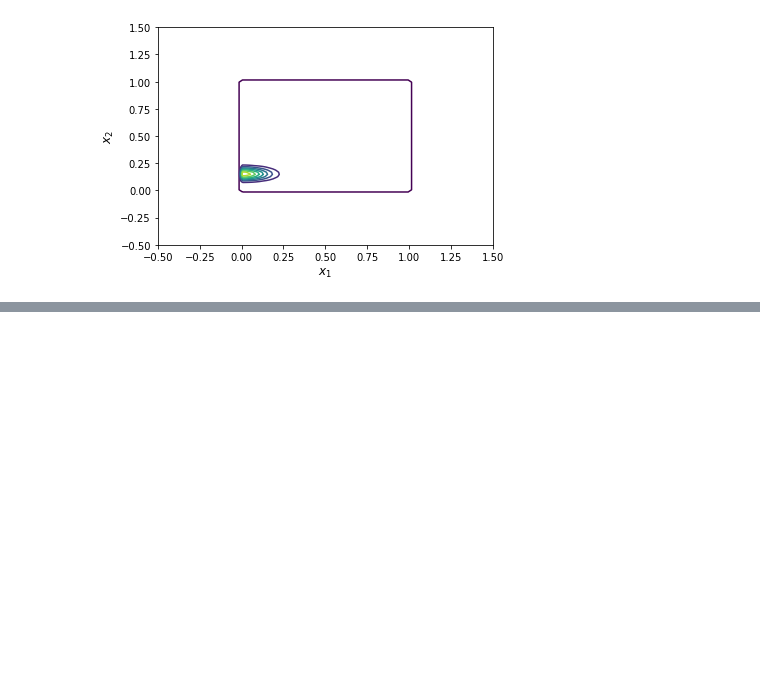
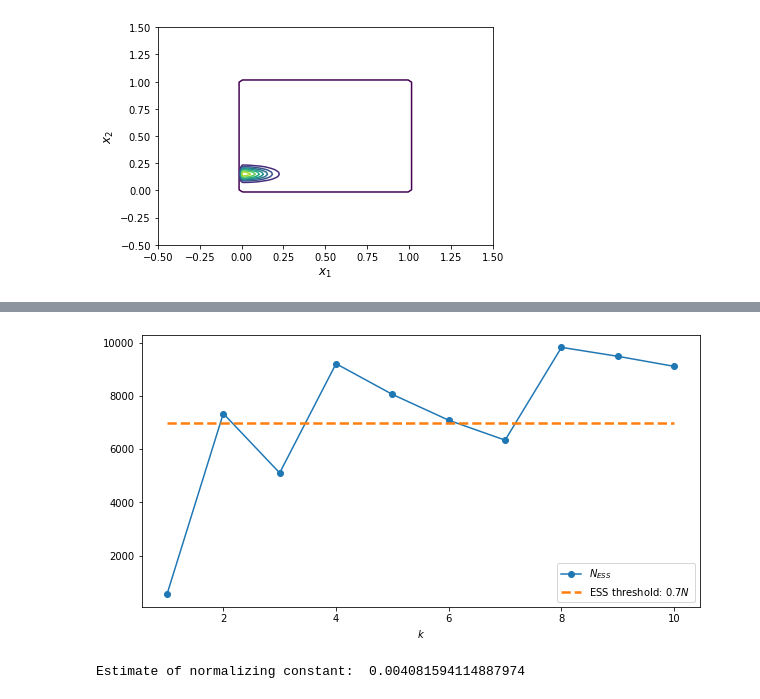
Before and after one commit to marcusklasson/smc_methods, a Jupyter notebook: homework/h4.ipynb, the cells around one changed output, grey strips where cells are left out. Drawn from its saved outputs; the diff is of its cells as text; code cells hidden in the pictures; blank space fills up the shorter version.

```diff
--- a/homework/h4.ipynb
+++ b/homework/h4.ipynb
@@ -133,0 +136,25 @@ array([[[-1.96379044,  0.46674943],
+# %%
+# Plot of N_ESS over time step k
+fig, ax = plt.subplots(figsize=(10, 5))
+ax.plot(np.linspace(1, K, K), ess, '-o', label="$N_{ESS}$")
+ax.plot(np.linspace(1, K, K+1), 0.7*N*np.ones(K+1), '--',
+        label=r"ESS threshold: $0.7N$", linewidth=2.5)
+ax.set_xlabel("$k$")#; ax.set_ylabel()
+ax.legend(loc="lower right")
+plt.show()
+# %% [output]
+[figure, added]
+# %%
+# Sanity check with importance sampling
+def importance_sampling(N=1000):
+    x = multivariate_normal.rvs(mean=np.zeros(2), cov=np.eye(2), size=N)
+    w = np.zeros(N)
+    for i in range(N):
+        w[i] = target(x[i, :]) / multivariate_normal.pdf(x[i, :], mean=np.zeros(2), cov=np.eye(2))
+    return w
+
+np.random.seed(42)
+weights = importance_sampling(N=1000)
+print("Estimate of normalizing constant: ", np.mean(weights))
+# %% [output]
+Estimate of normalizing constant:  0.004081594114887974
```
Also changed, not shown: parts of 9 cells of this notebook.
